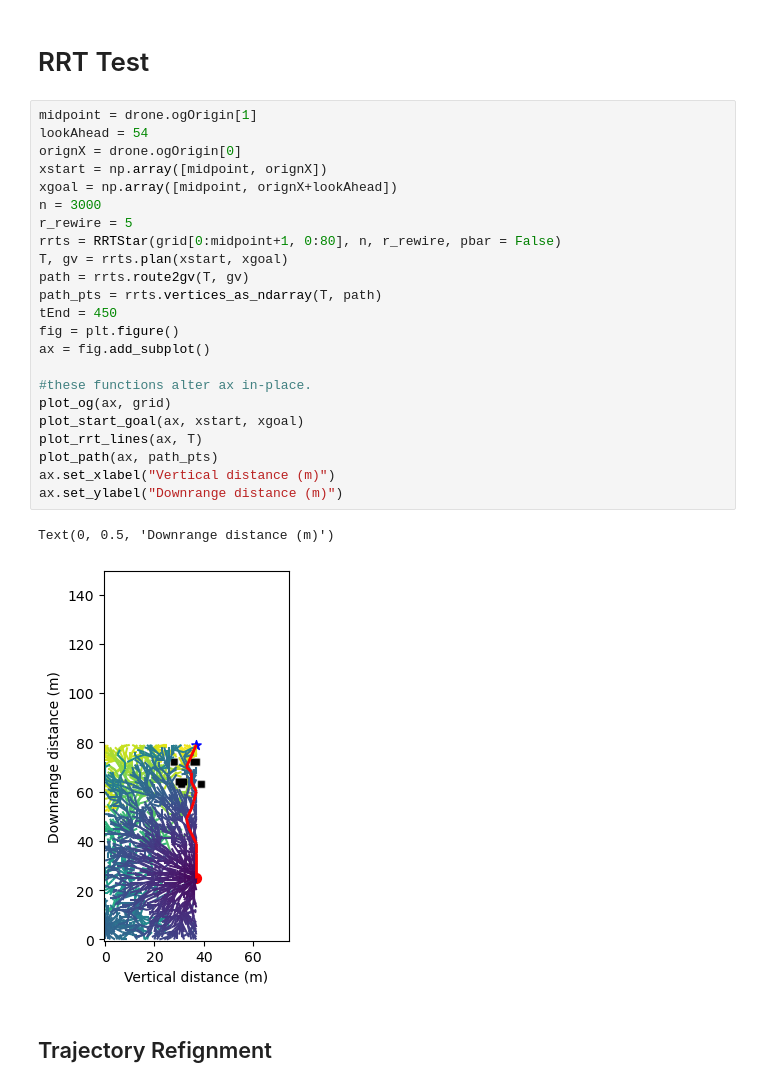
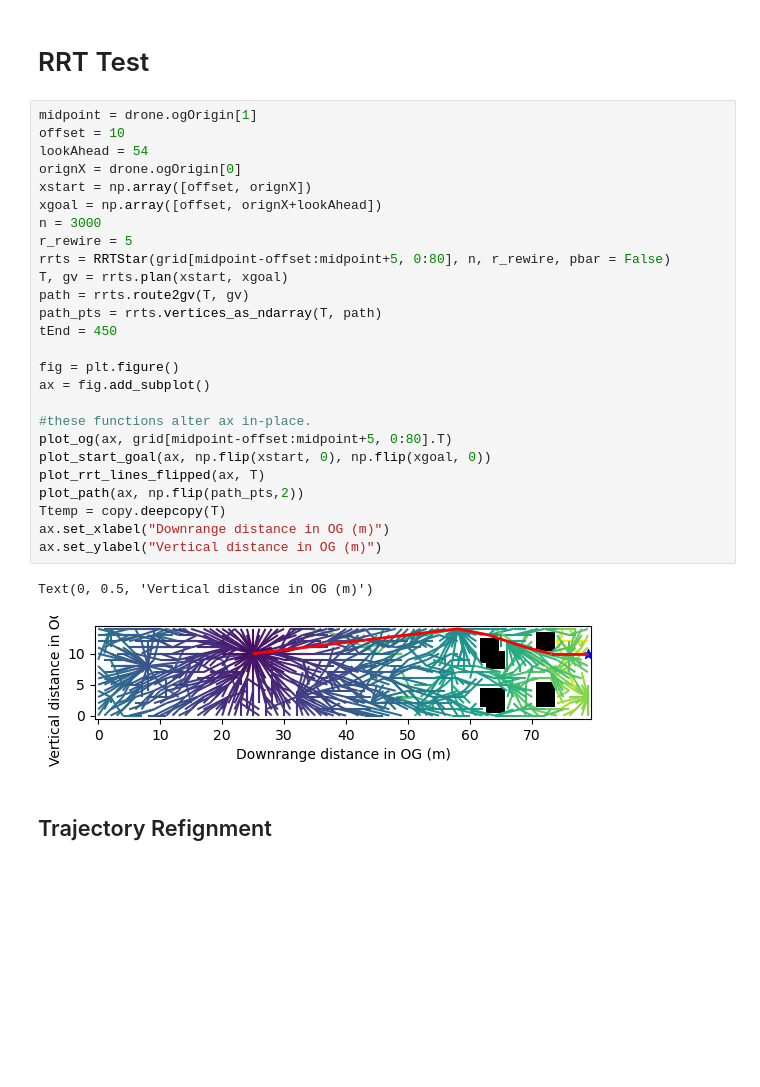
Before and after one commit to matthew0517/Flappy-Junco, a Jupyter notebook: TrajectoryGenerationDemo.ipynb, the cells around one changed output. Cells and saved outputs as stored; diff of their text form; blank space fills up the shorter version.

```diff
--- a/TrajectoryGenerationDemo.ipynb
+++ b/TrajectoryGenerationDemo.ipynb
@@ -64,30 +66,33 @@ Text(0, 0.5, 'Vertical distance (m)')
 # RRT Test
 # %%
 midpoint = drone.ogOrigin[1]
+offset = 10
 lookAhead = 54
 orignX = drone.ogOrigin[0]
-xstart = np.array([midpoint, orignX])
-xgoal = np.array([midpoint, orignX+lookAhead])
+xstart = np.array([offset, orignX])
+xgoal = np.array([offset, orignX+lookAhead])
 n = 3000
 r_rewire = 5
-rrts = RRTStar(grid[0:midpoint+1, 0:80], n, r_rewire, pbar = False)
+rrts = RRTStar(grid[midpoint-offset:midpoint+5, 0:80], n, r_rewire, pbar = False)
 T, gv = rrts.plan(xstart, xgoal)
 path = rrts.route2gv(T, gv)
 path_pts = rrts.vertices_as_ndarray(T, path)
 tEnd = 450
+
 fig = plt.figure()
 ax = fig.add_subplot()
 
 #these functions alter ax in-place.
-plot_og(ax, grid)
-plot_start_goal(ax, xstart, xgoal)
-plot_rrt_lines(ax, T)
-plot_path(ax, path_pts)
-ax.set_xlabel("Vertical distance (m)")
-ax.set_ylabel("Downrange distance (m)")
+plot_og(ax, grid[midpoint-offset:midpoint+5, 0:80].T)
+plot_start_goal(ax, np.flip(xstart, 0), np.flip(xgoal, 0))
+plot_rrt_lines_flipped(ax, T)
+plot_path(ax, np.flip(path_pts,2))
+Ttemp = copy.deepcopy(T)
+ax.set_xlabel("Downrange distance in OG (m)")
+ax.set_ylabel("Vertical distance in OG (m)")
 # %% [output]
-Text(0, 0.5, 'Downrange distance (m)')
+Text(0, 0.5, 'Vertical distance in OG (m)')
-[figure, old version]
+[figure, new version]
 # %% [markdown]
 ## Trajectory Refignment
 # %%
```
Also changed, not shown: parts of 5 cells of this notebook, 3 other files.
